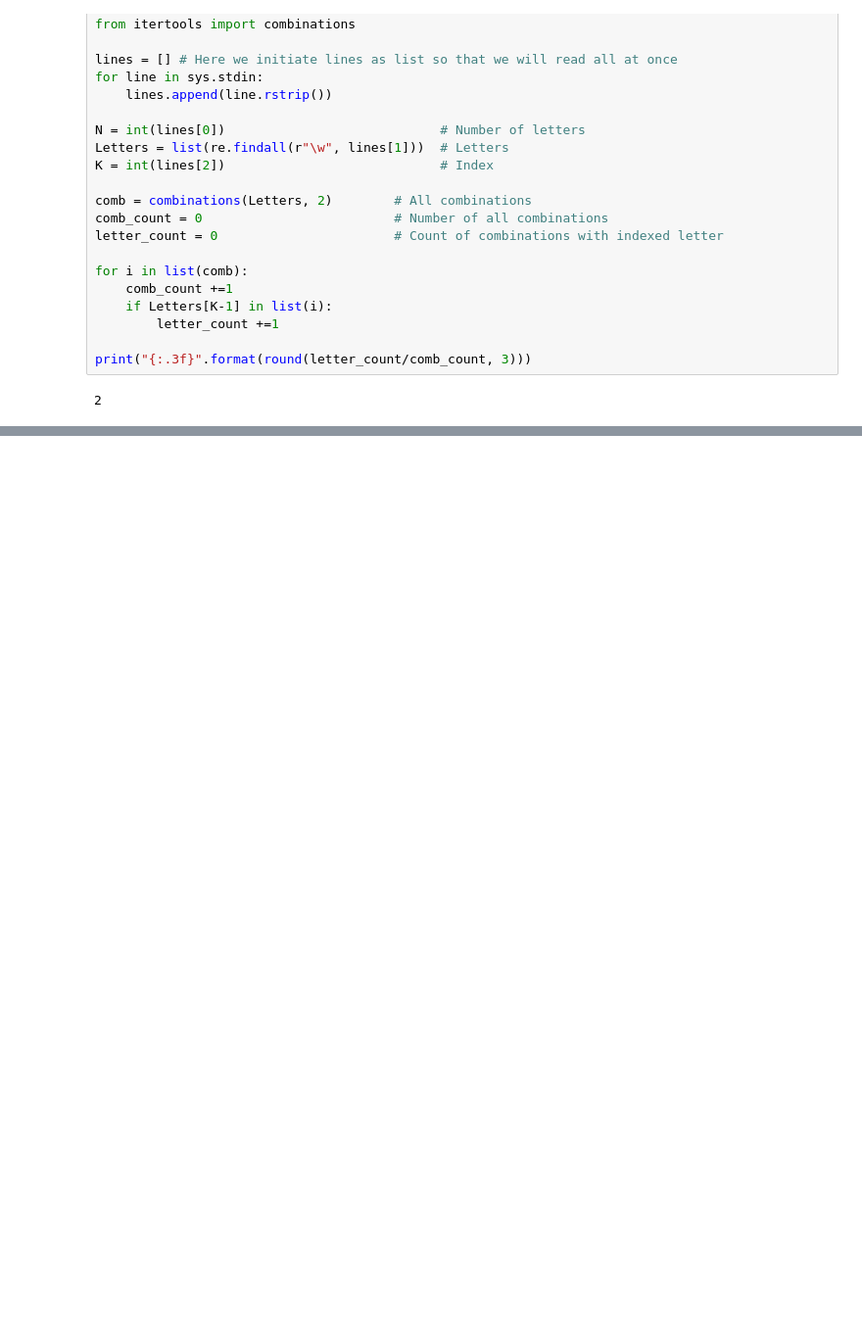
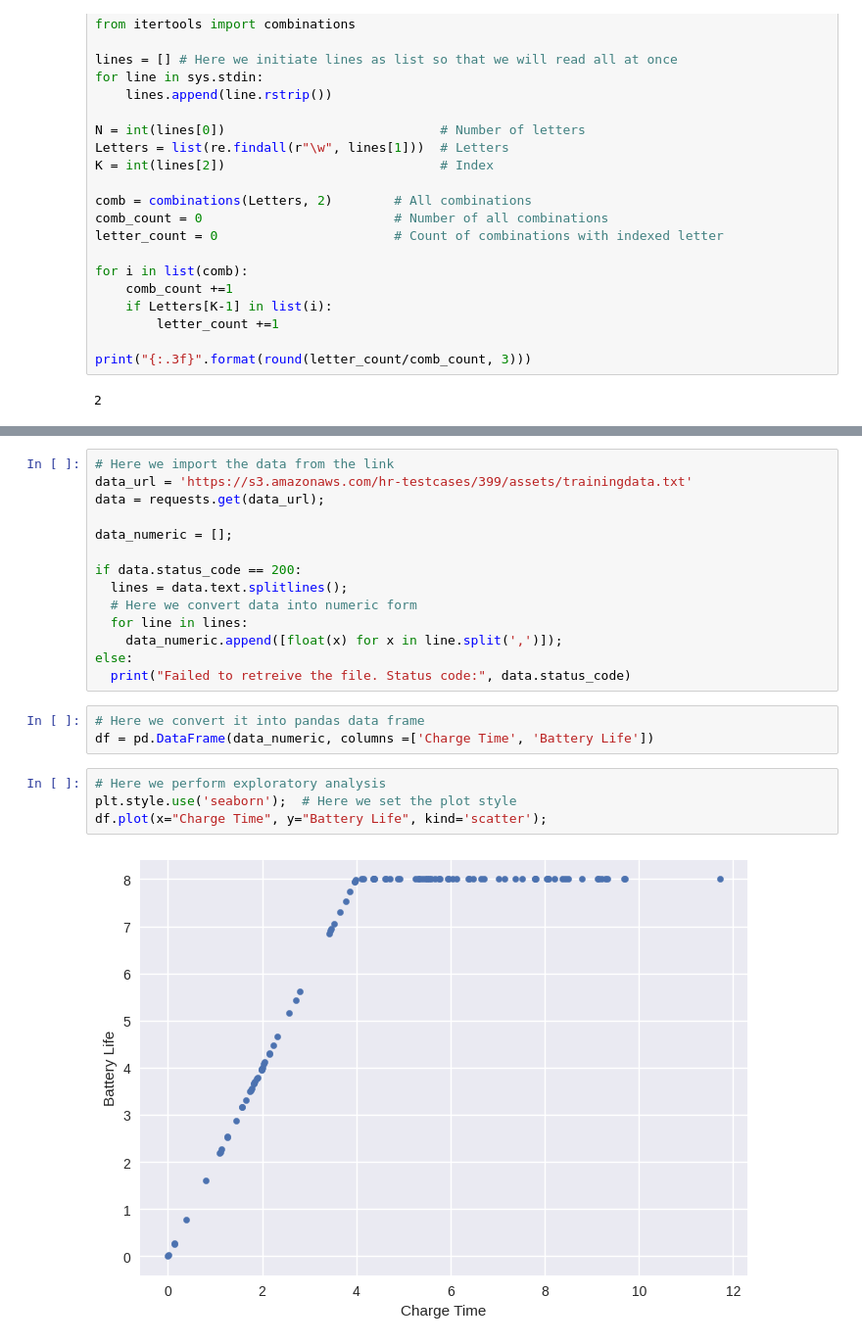
Before and after one commit to anilaksu/Data-Analysis-Science-Interview-Codes, a Jupyter notebook: InterviewQSQuestions.ipynb, the cells around one changed output, grey strips where cells are left out. Shown at 98% size. Saved outputs shown, nothing was run; the diff lists cells and outputs as text; blank space fills up the shorter version.

```diff
--- a/InterviewQSQuestions.ipynb
+++ b/InterviewQSQuestions.ipynb
@@ -2432,0 +2479,23 @@ print("{:.3f}".format(round(letter_count/comb_count, 3)))
+# %%
+# Here we import the data from the link
+data_url = 'https://s3.amazonaws.com/hr-testcases/399/assets/trainingdata.txt'
+data = requests.get(data_url);
+
+data_numeric = [];
+
+if data.status_code == 200:
+  lines = data.text.splitlines();
+  # Here we convert data into numeric form
+  for line in lines:
+    data_numeric.append([float(x) for x in line.split(',')]);
+else:
+  print("Failed to retreive the file. Status code:", data.status_code)
+# %%
+# Here we convert it into pandas data frame
+df = pd.DataFrame(data_numeric, columns =['Charge Time', 'Battery Life'])
+# %%
+# Here we perform exploratory analysis
+plt.style.use('seaborn');  # Here we set the plot style
+df.plot(x="Charge Time", y="Battery Life", kind='scatter');
+# %% [output]
+[figure, added]
```
Also changed, not shown: parts of 10 cells of this notebook.
